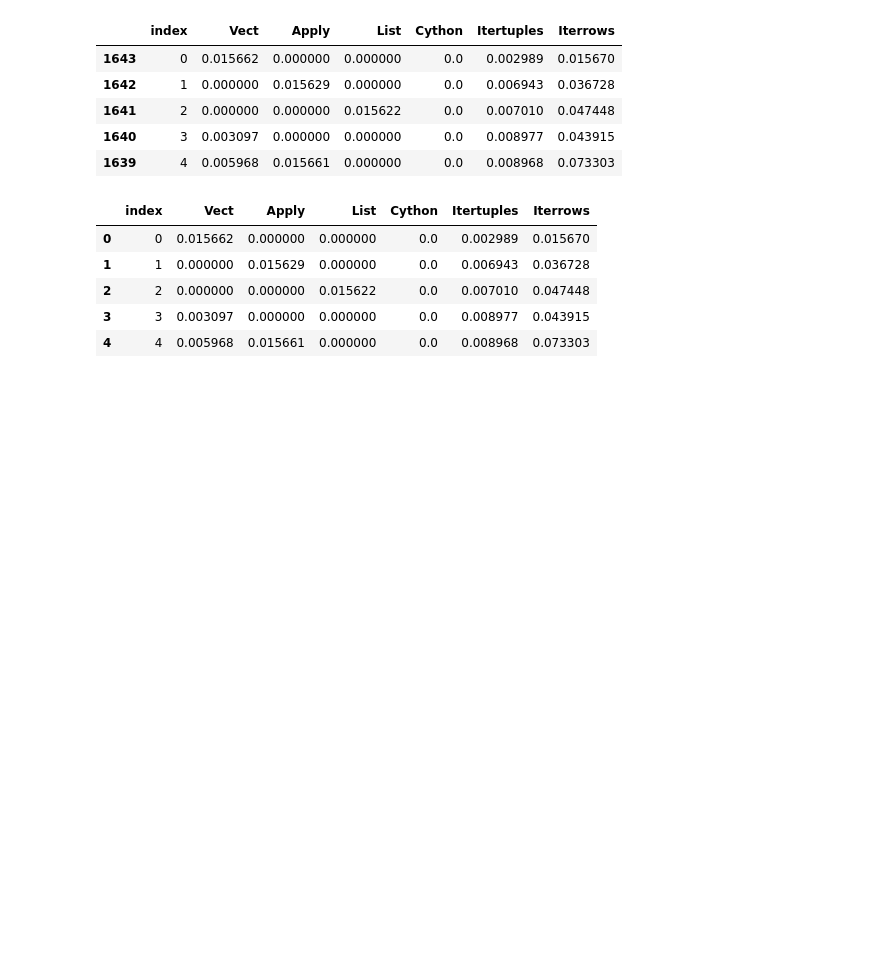
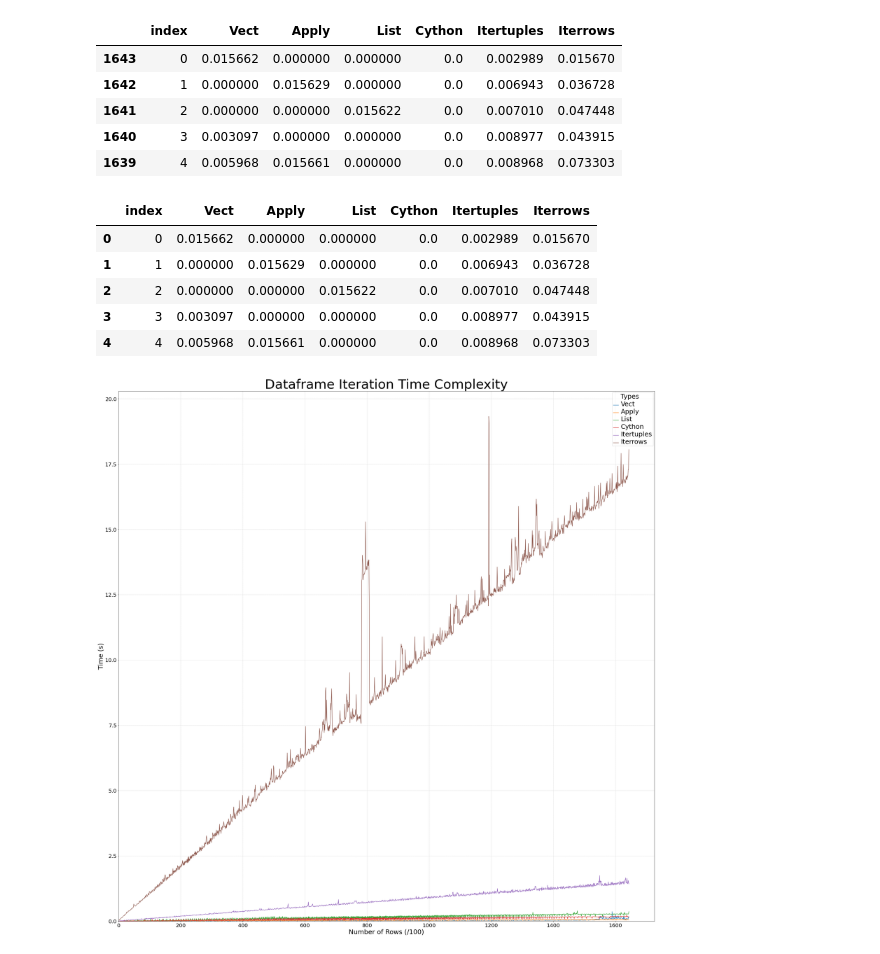
Before and after one commit to JSemelhago/DFManipulationComparison, a Jupyter notebook: src/DataframeManipulationTypes.ipynb, the cells around one changed output. Saved outputs shown, nothing was run; the diff lists cells and outputs as text; code cells hidden in the pictures; blank space fills up the shorter version.

Commit message:
Add time per row plot #2
Changed x-axis title

```diff
--- a/src/DataframeManipulationTypes.ipynb
+++ b/src/DataframeManipulationTypes.ipynb
@@ -560,24 +560,26 @@ statsdf.to_csv('../output/iterationtypetimelinestats.csv', index=False)
 # %%
 fig2 = plt.figure(figsize=(30,30))
 ax2 = fig2.add_subplot(111)
 
 
 sns.lineplot(x='index', y='value', hue='variable', data=timeeqdf, ax=ax2)
 
 ax2.set_title('Dataframe Iteration Time Complexity', fontsize=50)
-ax2.set_xlabel('Number of Rows', fontsize=25)
+ax2.set_xlabel('Number of Rows (/100)', fontsize=25)
 ax2.set_ylabel('Time (s)', fontsize=25)
 ax2.tick_params(labelsize=20)
 ax2.grid(True, linestyle='dashed', linewidth=0.5)
 
 legend = ax2.legend()
 legend.texts[0].set_text('Types')
 
 plt.xlim(0, None)
 plt.ylim(0, None)
 plt.tight_layout()
 plt.setp(ax2.get_legend().get_title(), fontsize='30')
 plt.setp(ax2.get_legend().get_texts(), fontsize='25')
 
 fig2.show()
 fig2.savefig('../output/iterationtypetimelineplot.png')
+# %% [output]
+[figure, added]
```
Also changed, not shown: 1 other file.
